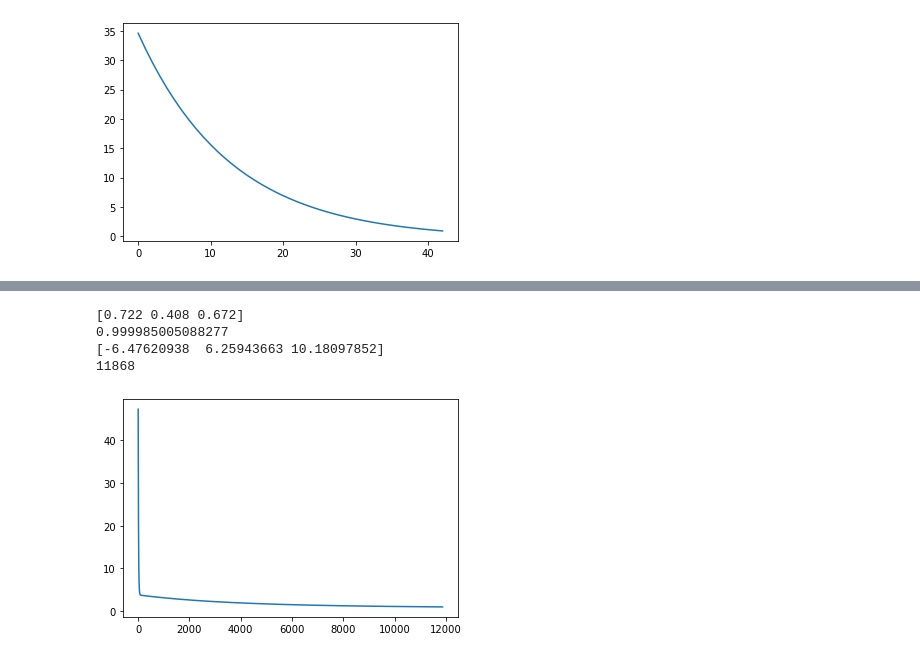
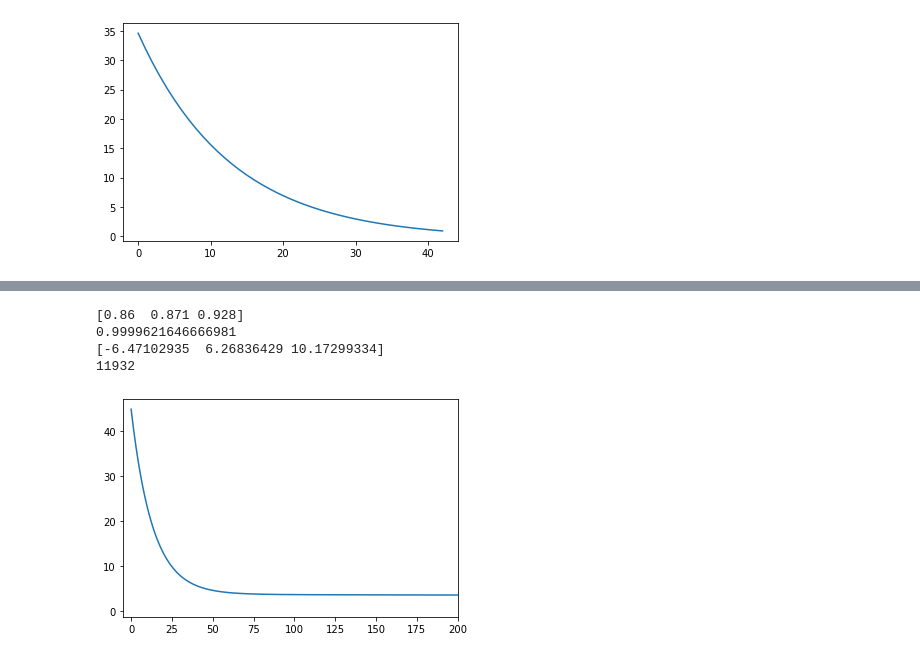
Before and after one commit to Y-D-Wang/ML, a Jupyter notebook: LMS.ipynb, the cells around one changed output, grey strips where cells are left out. Saved outputs shown, nothing was run; the diff lists cells and outputs as text; code cells hidden in the pictures.

```diff
--- a/LMS.ipynb
+++ b/LMS.ipynb
@@ -76,35 +76,36 @@ def lms_sgd(theta):
 
     while True:
         for x in training:
             h = np.dot(theta.transpose(), x[0])
             error = x[1] - h
             #print(str(error))
             theta = theta + np.dot(a * error, x[0])
 
         #print(i)
         Error.append(error)
         iter.append(i)
         i += 1
 
         if abs(error) < epsilon:
             break
 
     print(str(error))
     print(theta)
     print(i)
     plt.plot(iter, Error)
+    plt.xlim((-5, 200))
 
 
 t = []
 for x in range(3):
     r = round(random.random(), 3)
     t.append(r)
 theta = np.array(t)
 print(str(theta))
 lms_sgd(theta)
 # %% [output]
-[0.722 0.408 0.672]
-0.999985005088277
-[-6.47620938  6.25943663 10.18097852]
-11868
+[0.86  0.871 0.928]
+0.9999621646666981
+[-6.47102935  6.26836429 10.17299334]
+11932
-[figure, old version]
+[figure, new version]
```
